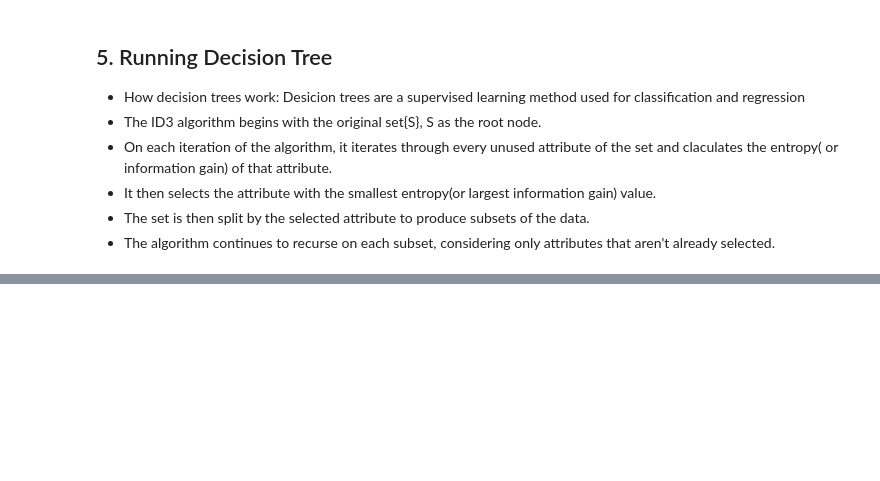
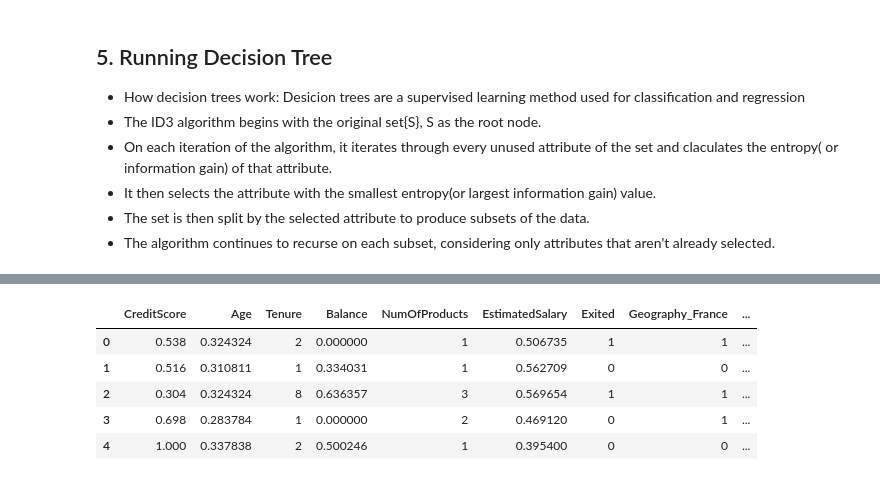
Before and after one commit to Kgs-Mathaba/Predicting-customer-churn-using-Decision-trees-Random-forest-and-XGBoost, a Jupyter notebook: Churn1.ipynb, the cells around one changed output, grey strips where cells are left out. Cells and saved outputs as stored; diff of their text form; code cells hidden in the pictures; blank space fills up the shorter version.

```diff
--- a/Churn1.ipynb
+++ b/Churn1.ipynb
@@ -192,0 +216,9 @@ y shape: (10000,)
+# %%
+new_raw_data.head()
+# %% [output]
+|  | CreditScore | Age | Tenure | Balance | NumOfProducts | EstimatedSalary | Exited | Geography_France | ... |
+| 0 | 0.538 | 0.324324 | 2 | 0.000000 | 1 | 0.506735 | 1 | 1 | ... |
+| 1 | 0.516 | 0.310811 | 1 | 0.334031 | 1 | 0.562709 | 0 | 0 | ... |
+| 2 | 0.304 | 0.324324 | 8 | 0.636357 | 3 | 0.569654 | 1 | 1 | ... |
+| 3 | 0.698 | 0.283784 | 1 | 0.000000 | 2 | 0.469120 | 0 | 1 | ... |
+| 4 | 1.000 | 0.337838 | 2 | 0.500246 | 1 | 0.395400 | 0 | 0 | ... |
```
Also changed, not shown: parts of 8 cells of this notebook.
